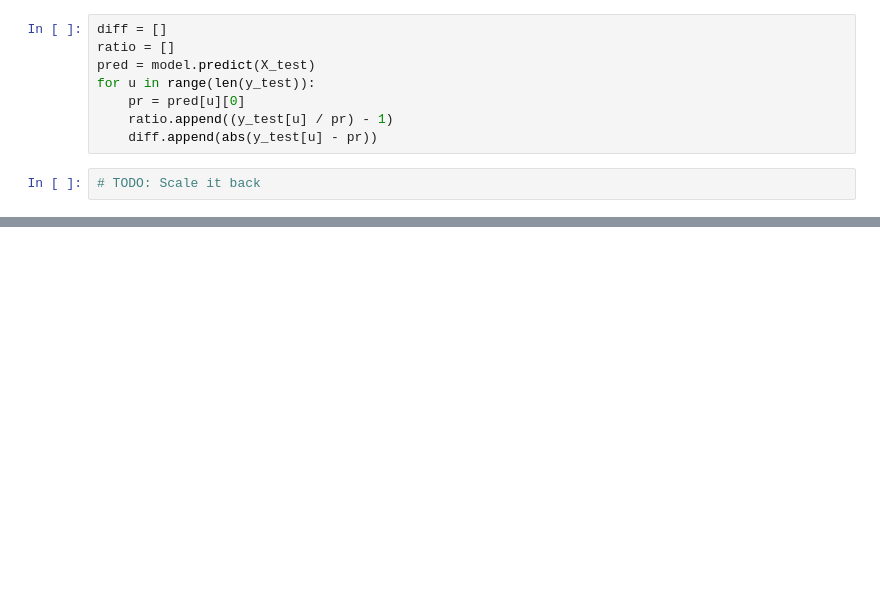
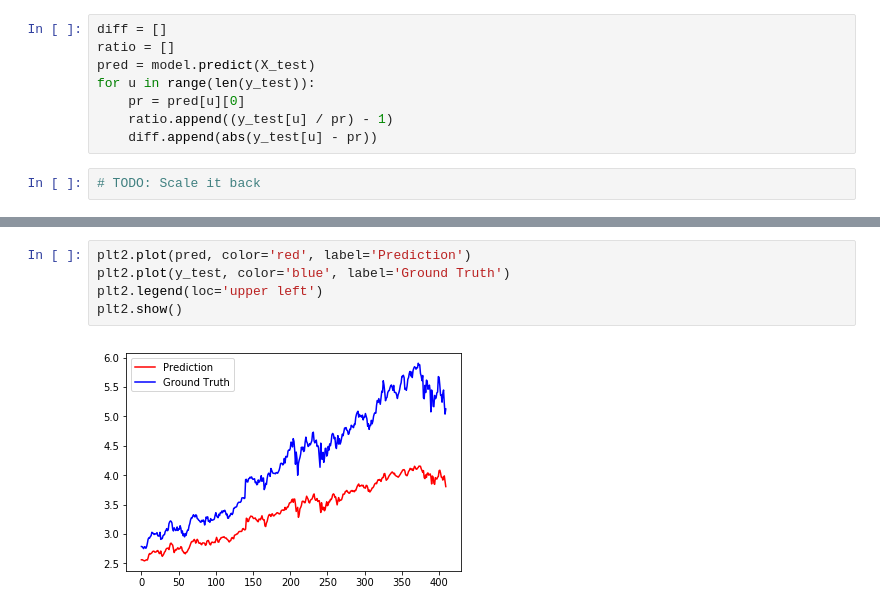
Before and after one commit to golden-dawn/python, a Jupyter notebook: stx_ml.ipynb, the cells around one changed output, grey strips where cells are left out. Drawn from its saved outputs; the diff is of its cells as text; blank space fills up the shorter version.

```diff
--- a/stx_ml.ipynb
+++ b/stx_ml.ipynb
@@ -197,0 +199,7 @@ plt2.show()
+# %%
+plt2.plot(pred, color='red', label='Prediction')
+plt2.plot(y_test, color='blue', label='Ground Truth')
+plt2.legend(loc='upper left')
+plt2.show()
+# %% [output]
+[figure, added]
```
Also changed, not shown: parts of 6 cells of this notebook.
